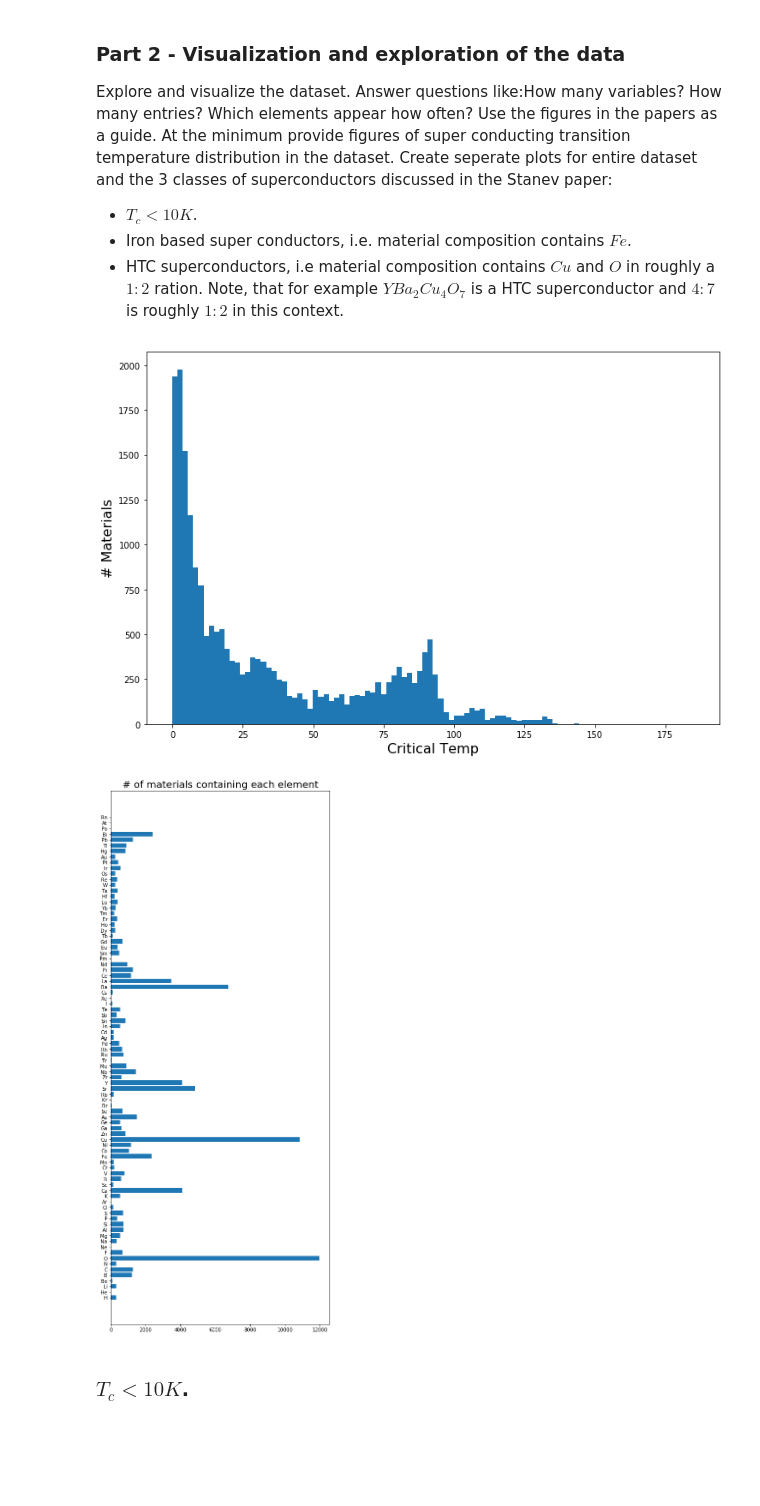
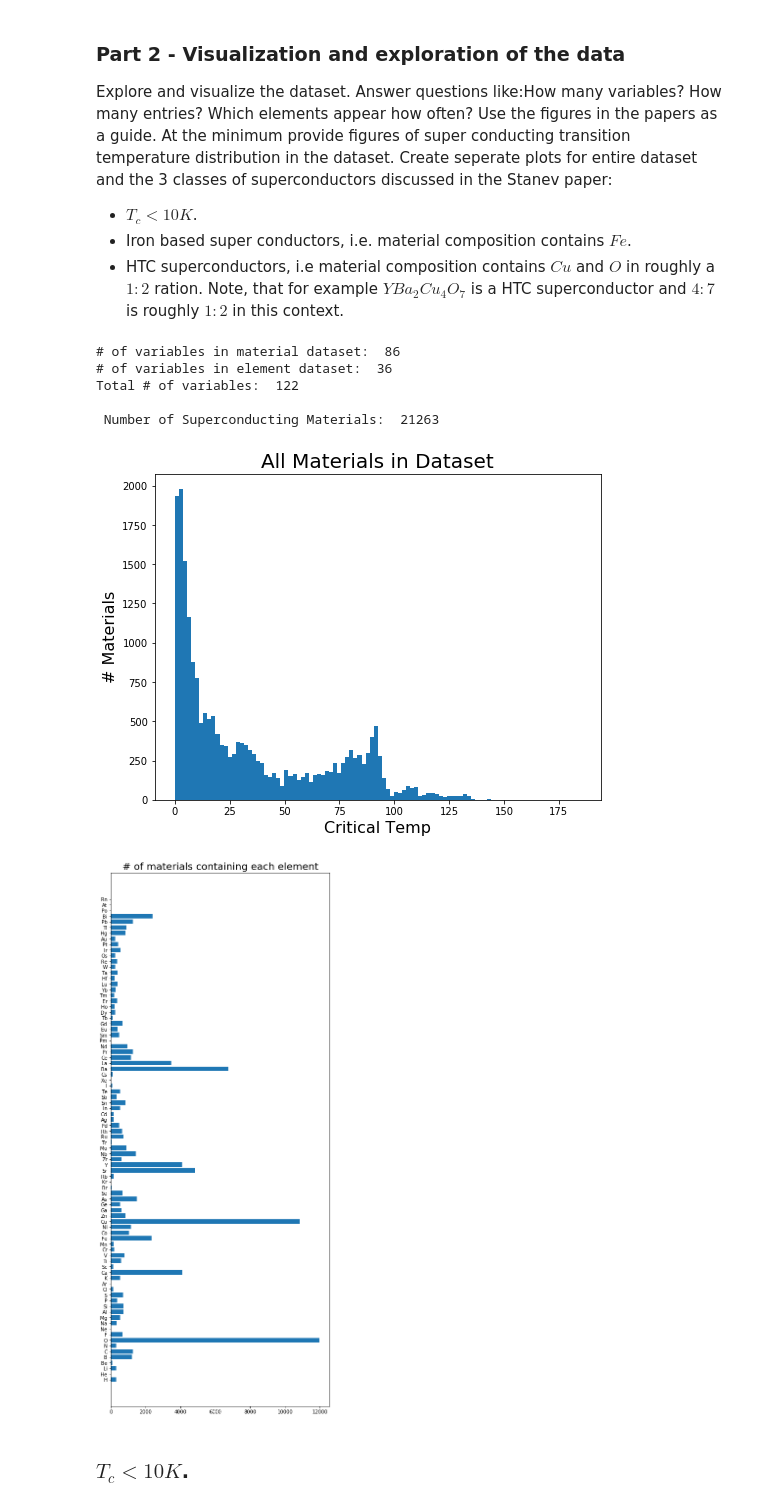
Before and after one commit to OSUScientificComputing464/final-project-discer151, a Jupyter notebook: FinalProject.ipynb, the cells around one changed output. Drawn from its saved outputs; the diff is of its cells as text; code cells hidden in the pictures; blank space fills up the shorter version.

```diff
--- a/FinalProject.ipynb
+++ b/FinalProject.ipynb
@@ -96,24 +84,40 @@ Explore and visualize the dataset. Answer  questions like:How many variables? Ho
 * $T_c<10K$.
 * Iron based super conductors, i.e. material composition contains $Fe$.
 * HTC superconductors, i.e material composition contains $Cu$ and $O$ in roughly a $1:2$ ration. Note, that for example $YBa_2Cu_4O_7$ is a HTC superconductor and $4:7$ is roughly $1:2$ in this context.
-# %%
-plt.figure(figsize=(12,8))
-plt.xlabel('Critical Temp', fontsize = 16)
-plt.ylabel('# Materials', fontsize = 16)
-txt = plt.hist(unique_data['critical_temp'], bins=100)
-# %% [output]
-[figure, removed]
+# %%
+print('# of variables in material dataset: ', len(unique_x))
+print('# of variables in element dataset: ', len(elem_x))
+
+print('Total # of variables: ', len(elem_x)+len(unique_x))
+
+print('\n Number of Superconducting Materials: ', len(unique_data[unique_y]))
+# %% [output]
+# of variables in material dataset:  86
+# of variables in element dataset:  36
+Total # of variables:  122
+
+ Number of Superconducting Materials:  21263
 # %%
-elem_counts = []
-for elem in unique_x:
-    elem_counts.append(np.count_nonzero(unique_data[elem]))
+def vis_data(data, titles):
+    plt.figure(figsize=(8,6))
+    plt.xlabel('Critical Temp', fontsize = 16)
+    plt.ylabel('# Materials', fontsize = 16)
+    plt.title(titles[0], fontsize = 20)
+    txt = plt.hist(data['critical_temp'], bins=100)
+
+    elem_counts = []
+    for elem in unique_x:
+        elem_counts.append(np.count_nonzero(unique_data[elem]))
 
 
-plt.figure(figsize=(8,20))
-plt.barh(np.arange(0,len(unique_x)),width=elem_counts)
-plt.yticks(np.arange(0,len(unique_x)),unique_x)
-txt = plt.title('# of materials containing each element', fontsize=20)
+    plt.figure(figsize=(8,20))
+    plt.barh(np.arange(0,len(unique_x)),width=elem_counts)
+    plt.yticks(np.arange(0,len(unique_x)),unique_x)
+    txt = plt.title(titles[1], fontsize=20)
-# %% [output]
-[figure, removed]
+# %%
+vis_data(unique_data,('All Materials in Dataset','# of materials containing each element'))
+# %% [output]
+[figure, added]
+[figure, added]
 # %% [markdown]
 ### $T_c<10K$.
```
Also changed, not shown: parts of 13 cells of this notebook.
